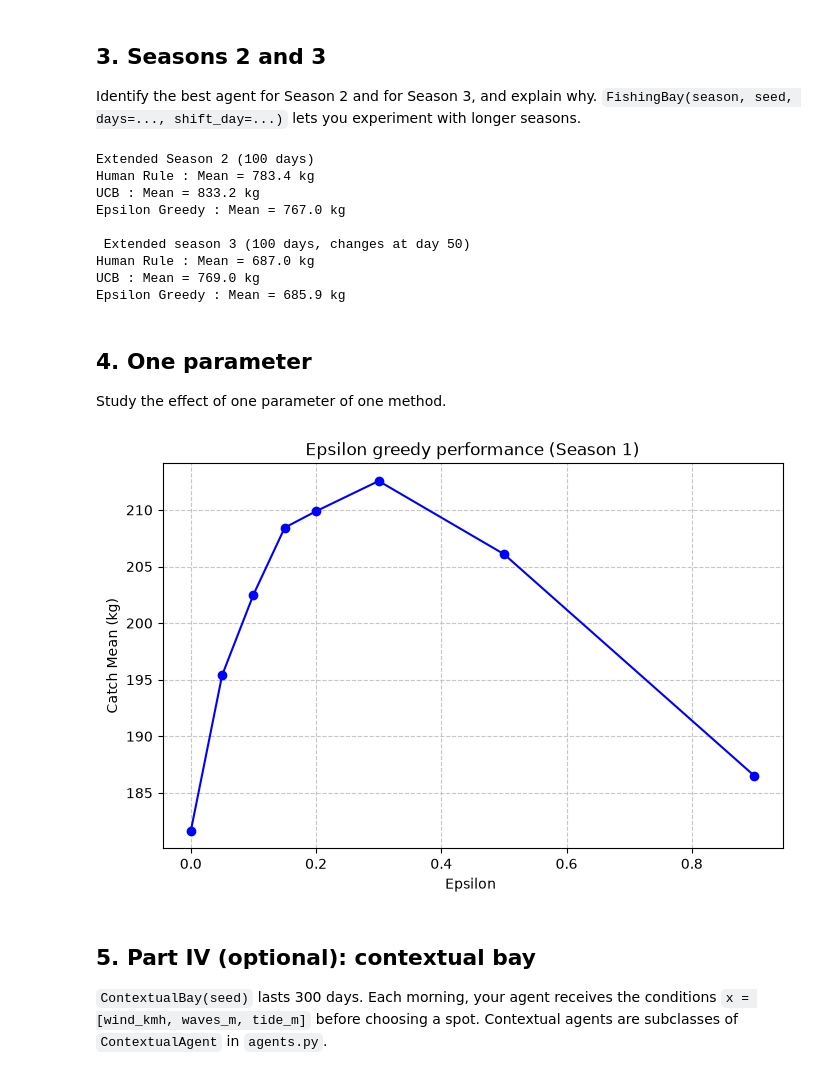
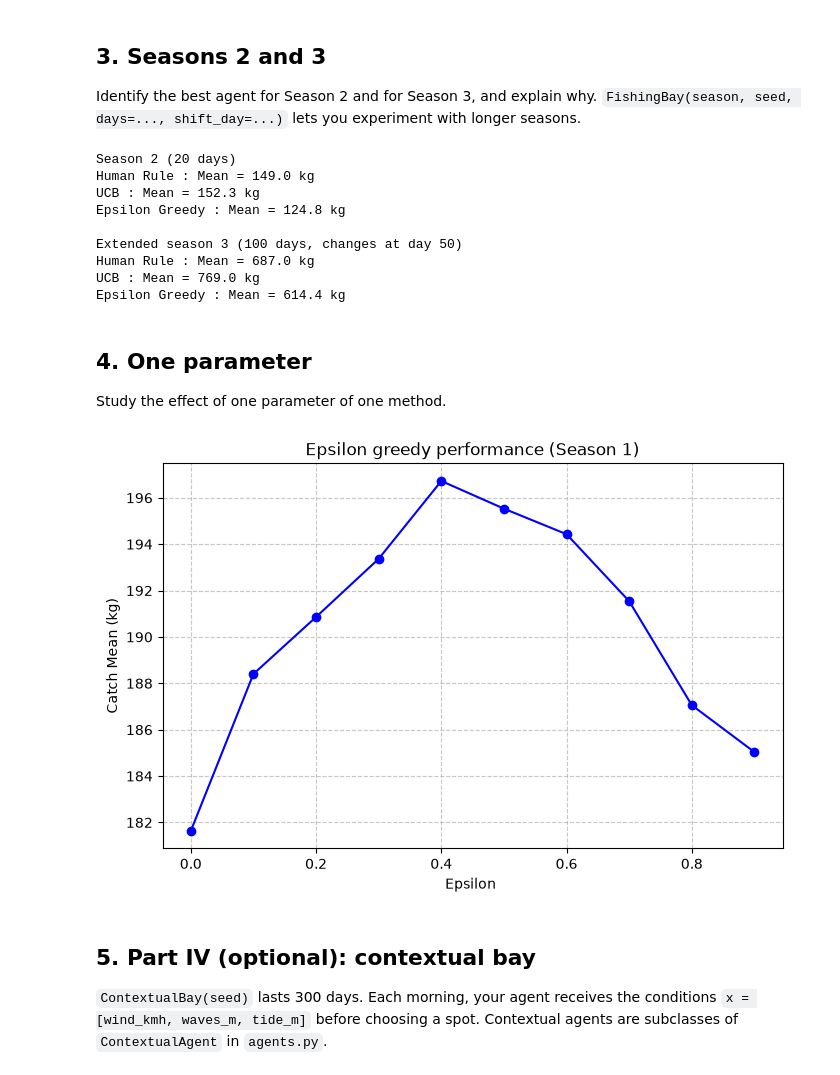
Before and after one commit to Hoomlo/project1_MALIS, a Jupyter notebook: experiment.ipynb, the cells around one changed output. Drawn from its saved outputs; the diff is of its cells as text; code cells hidden in the pictures.

```diff
--- a/experiment.ipynb
+++ b/experiment.ipynb
@@ -59,8 +56,12 @@ import matplotlib.pyplot as plt
 n_bays = 1000
 seasons = [1, 2, 3]
 
+days_per_season = {1: 30, 2: 10, 3: 30}
+
 agents_dict = {
-    "Human Rule": HumanRuleAgent(), "UCB" : UCBAgent(), "Epsilon Greedy" : EpsilonGreedyAgent()
+    "Human Rule": HumanRuleAgent(),
+    "UCB" : UCBAgent(),
+    "Epsilon Greedy" : EpsilonGreedyAgent()
 }
 
 results = {s: {name: [] for name in agents_dict} for s in seasons}
@@ -76,7 +77,8 @@ fig, axes = plt.subplots(1, 3, figsize=(18, 5))
 for i, s in enumerate(seasons):
     for name in agents_dict:
         axes[i].hist(results[s][name], bins=30, alpha=0.5, label=name)
-    axes[i].set_title(f"Season {s} ({bay.days} days)")
+
+    axes[i].set_title(f"Season {s} ({days_per_season[s]} days)")
     axes[i].set_xlabel("Total catch (kg)")
     axes[i].set_ylabel("Frequence")
     axes[i].legend()
@@ -94,17 +96,13 @@ Run your agents on the bays played by your team members and compare with their r
 # Example: rebuild the Season 1 bay of the first member
 # bay = FishingBay.from_log(logs[0], season=1)
 
-print("Comparison on Decker's, Doyen's and Bouakli's bay")
+print("Comparison on Decker's bay")
 for s in seasons:
     print(f"\nSeason {s}:")
 
     # Retrieve the actual human scores from the JSON logs
     decker_actual = logs[0]['rounds'][s-1]['total_kg']
     print(f"Decker's Score (Log) : {decker_actual} kg")
-    doyen_actual = logs[1]['rounds'][s-1]['total_kg']
-    print(f"Doyen's Score (Log) : {doyen_actual} kg")
-    bouakli_actual = logs[2]['rounds'][s-1]['total_kg']
-    print(f"Bouakli's Score (Log) : {bouakli_actual} kg")
 
     for name, agent in agents_dict.items():
         bay = FishingBay.from_log(logs[0], season=s)
@@ -137,7 +137,6 @@ Identify the best agent for Season 2 and for Season 3, and explain why.
 import numpy as np
 
 n_bays_extended = 200
-extended_days = 100
 shift_day = 50
 
 extended_results = {
@@ -145,62 +144,62 @@ extended_results = {
     3: {name: [] for name in agents_dict}
 }
 
-print("Extended Season 2 (100 days)")
+print("Season 2 (20 days)")
 for seed in range(n_bays_extended):
     for name, agent in agents_dict.items():
-        bay = FishingBay(season=2, seed=seed, days=extended_days)
+        bay = FishingBay(season=2, seed=seed, days=20)
         extended_results[2][name].append(play(agent, bay))
 
 for name in agents_dict:
     print(f"{name} : Mean = {np.mean(extended_results[2][name]):.1f} kg")
 
-print("\n Extended season 3 (100 days, changes at day 50)")
+print("\nExtended season 3 (100 days, changes at day 50)")
 for seed in range(n_bays_extended):
     for name, agent in agents_dict.items():
-        bay = FishingBay(season=3, seed=seed, days=extended_days, shift_day=shift_day)
+        bay = FishingBay(season=3, seed=seed, days=100, shift_day=shift_day)
         extended_results[3][name].append(play(agent, bay))
 
 for name in agents_dict:
     print(f"{name} : Mean = {np.mean(extended_results[3][name]):.1f} kg")
 # %% [output]
-Extended Season 2 (100 days)
-Human Rule : Mean = 783.4 kg
-UCB : Mean = 833.2 kg
-Epsilon Greedy : Mean = 767.0 kg
+Season 2 (20 days)
+Human Rule : Mean = 149.0 kg
+UCB : Mean = 152.3 kg
+Epsilon Greedy : Mean = 124.8 kg
 
- Extended season 3 (100 days, changes at day 50)
+Extended season 3 (100 days, changes at day 50)
 Human Rule : Mean = 687.0 kg
 UCB : Mean = 769.0 kg
-Epsilon Greedy : Mean = 685.9 kg
+Epsilon Greedy : Mean = 614.4 kg
 # %% [markdown]
 ## 4. One parameter
 
 Study the effect of one parameter of one method.
 # %%
 # The test will be done on the epsilon greedy agent
-epsilon_values = [0.0, 0.05, 0.1, 0.15, 0.2, 0.3, 0.5, 0.9]
+epsilon_values = [0.0, 0.1, 0.2, 0.3, 0.4, 0.5, 0.6, 0.7, 0.8, 0.9]
 n_bays_param = 500
 avg_scores = []
 
 for eps in epsilon_values:
     scores_eps = []
     agent = EpsilonGreedyAgent(epsilon=eps)
     for seed in range(n_bays_param):
         bay = FishingBay(season=1, seed=seed)
         scores_eps.append(play(agent, bay))
 
     mean_score = np.mean(scores_eps)
     avg_scores.append(mean_score)
 
 plt.figure(figsize=(8, 5))
 plt.plot(epsilon_values, avg_scores, marker='o', linestyle='-', color='b')
 plt.title("Epsilon greedy performance (Season 1)")
 plt.xlabel("Epsilon ")
 plt.ylabel("Catch Mean (kg)")
 plt.grid(True, linestyle='--', alpha=0.7)
 plt.show()
 # %% [output]
-[figure, old version]
+[figure, new version]
 # %% [markdown]
 ## 5. Part IV (optional): contextual bay
 
```
Also changed, not shown: parts of 4 cells of this notebook, 12 other files.
